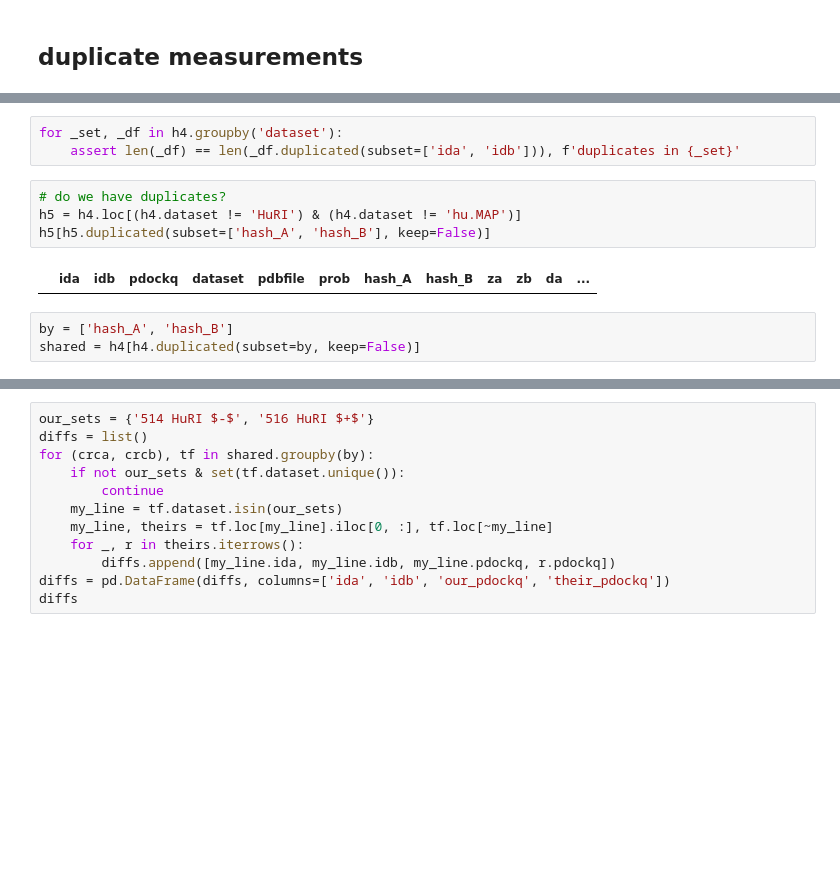
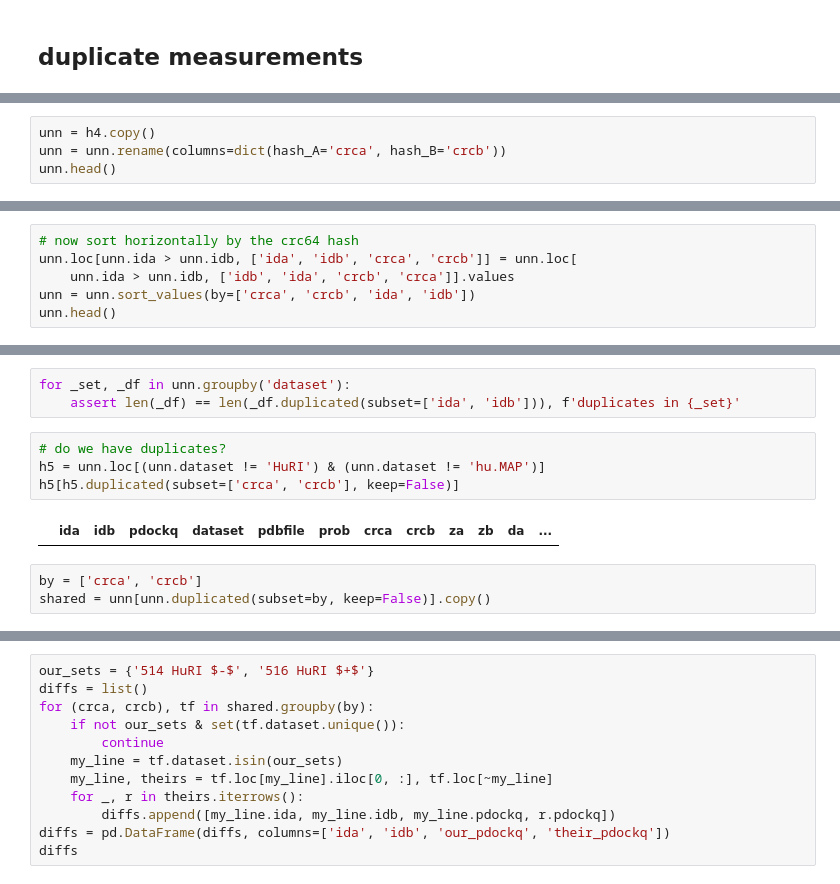
Before and after one commit to lkndl/ppi, a Jupyter notebook: colabfold/huintaf.ipynb, the cells around one changed output, grey strips where cells are left out. Cells and saved outputs as stored; diff of their text form; blank space fills up the shorter version.

```diff
--- a/colabfold/huintaf.ipynb
+++ b/colabfold/huintaf.ipynb
@@ -687,3 +692,7 @@ h4.head()
 | 2 | A0A024R0Y4 | O60573 | 0.034888 | HuRI | ENSG00000135930-ENSG00000276234.pdb | 1.0 | CRC-27D3F4F4D5EFF3C8 | CRC-3D3075BFA48B3C12 | 11.84117 | 9.707791 | 0.158014 | ... |
 | 3 | A0A024R0Y4 | O75431 | 0.075548 | HuRI | ENSG00000128654-ENSG00000276234.pdb | 1.0 | CRC-27D3F4F4D5EFF3C8 | CRC-3A2EF476F1C78465 | 11.84117 | 12.701179 | 0.158014 | ... |
 | 4 | A0A024R0Y4 | O75528 | 0.730883 | HuRI | ENSG00000171148-ENSG00000276234.pdb | 1.0 | CRC-27D3F4F4D5EFF3C8 | CRC-C86153CFA83F9226 | 11.84117 | 8.649690 | 0.158014 | ... |
+# %%
+unn = h4.copy()
+unn = unn.rename(columns=dict(hash_A='crca', hash_B='crcb'))
+unn.head()
@@ -689,0 +706,6 @@ h4.head()
+# %%
+# now sort horizontally by the crc64 hash
+unn.loc[unn.ida > unn.idb, ['ida', 'idb', 'crca', 'crcb']] = unn.loc[
+    unn.ida > unn.idb, ['idb', 'ida', 'crcb', 'crca']].values
+unn = unn.sort_values(by=['crca', 'crcb', 'ida', 'idb'])
+unn.head()
@@ -690,15 +719,15 @@ h4.head()
 # %%
-for _set, _df in h4.groupby('dataset'):
+for _set, _df in unn.groupby('dataset'):
     assert len(_df) == len(_df.duplicated(subset=['ida', 'idb'])), f'duplicates in {_set}'
 # %%
 # do we have duplicates?
-h5 = h4.loc[(h4.dataset != 'HuRI') & (h4.dataset != 'hu.MAP')]
-h5[h5.duplicated(subset=['hash_A', 'hash_B'], keep=False)]
+h5 = unn.loc[(unn.dataset != 'HuRI') & (unn.dataset != 'hu.MAP')]
+h5[h5.duplicated(subset=['crca', 'crcb'], keep=False)]
 # %% [output]
-|  | ida | idb | pdockq | dataset | pdbfile | prob | hash_A | hash_B | za | zb | da | ... |
+|  | ida | idb | pdockq | dataset | pdbfile | prob | crca | crcb | za | zb | da | ... |
 # %%
-by = ['hash_A', 'hash_B']
-shared = h4[h4.duplicated(subset=by, keep=False)]
+by = ['crca', 'crcb']
+shared = unn[unn.duplicated(subset=by, keep=False)].copy()
 # %%
 shared.dataset.value_counts()
 # %% [output]
```
Also changed, not shown: parts of 37 cells of this notebook, 4 other files.
